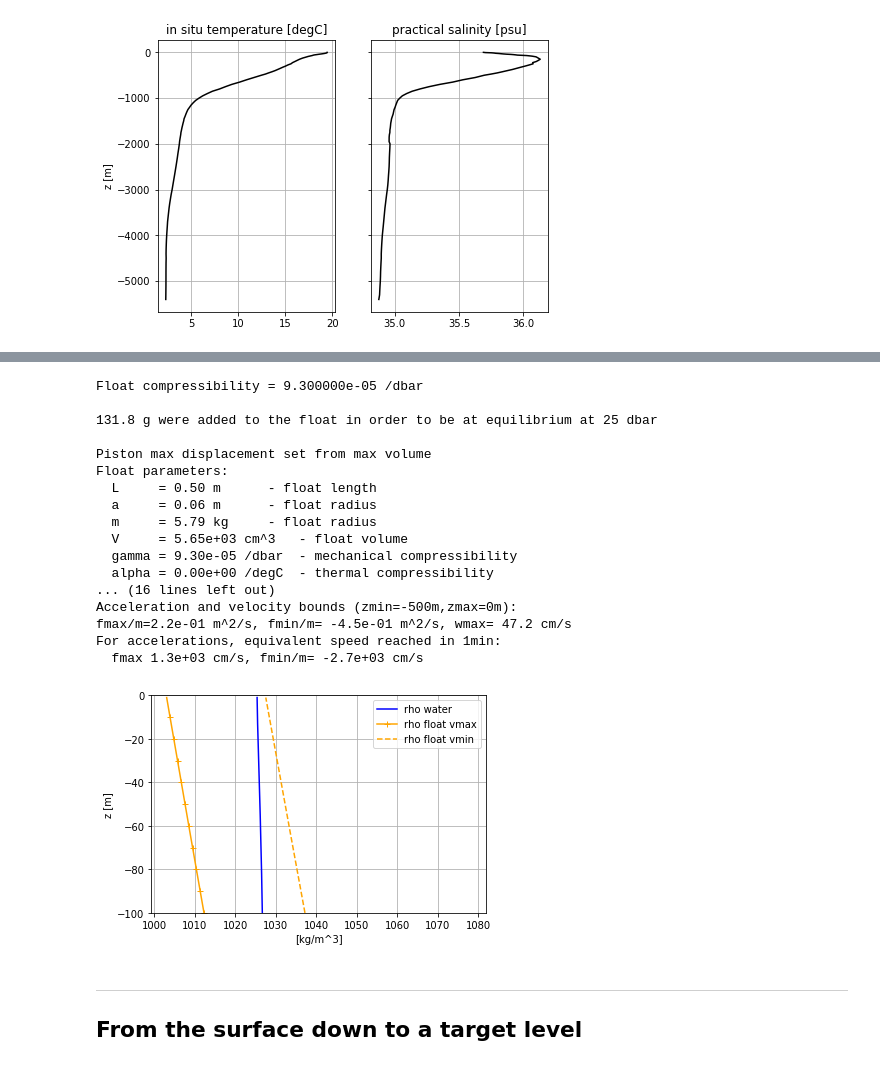
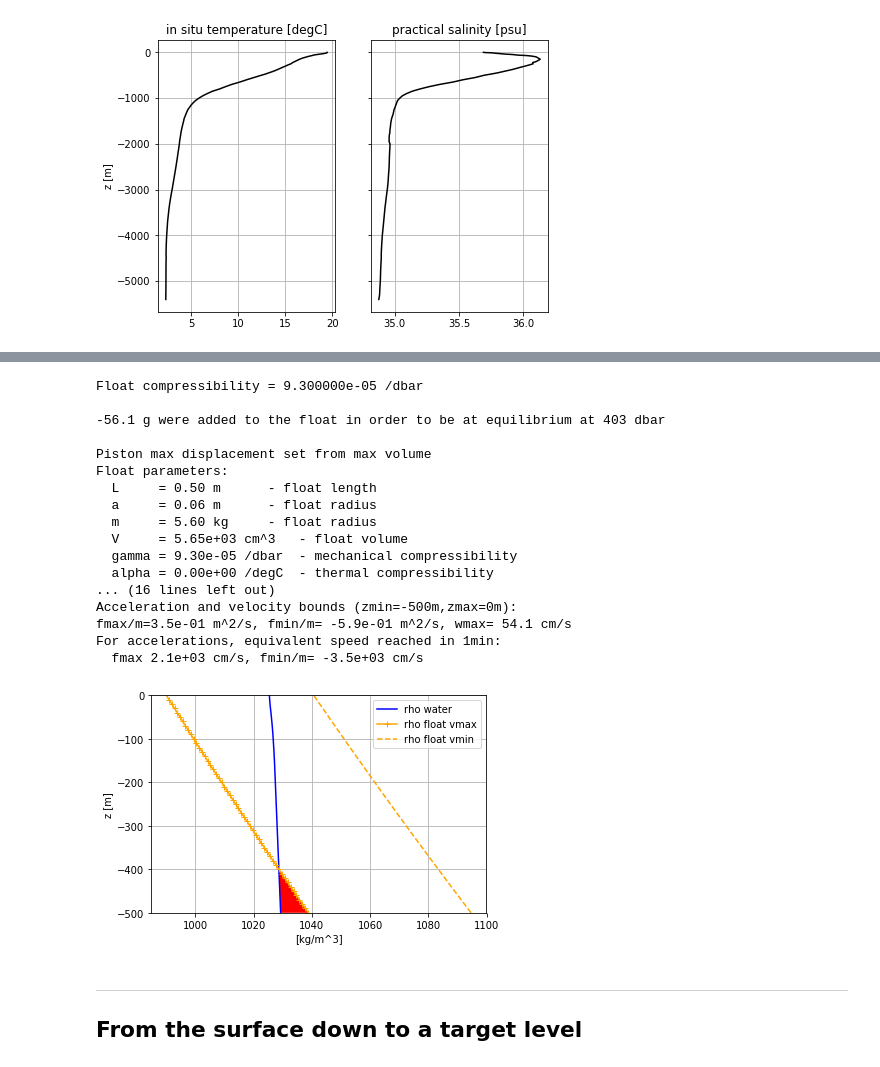
Before and after one commit to apatlpo/cognac, a Jupyter notebook: instrum/zcontrol_nrg.ipynb, the cells around one changed output, grey strips where cells are left out. Cells and saved outputs as stored; diff of their text form; code cells hidden in the pictures.

```diff
--- a/instrum/zcontrol_nrg.ipynb
+++ b/instrum/zcontrol_nrg.ipynb
@@ -44,27 +44,33 @@ WOA water profile at lon=-50, lat=40
 # Init now active control of the vertical position
 
 #
-z=np.arange(-500.,0.,1.)
+z = np.arange(-500.,0.,1.)
 rho_w, p, temp = w.get_rho(z), w.get_p(z), w.get_temp(z)
 
 #
 f = autonomous_float(model='ENSTA')
+f_c = f
 
 # compute compressibility
-gamma=compute_gamma(f.a,.005,material='polycarbonat')
+gamma = compute_gamma(f.a,.005,material='polycarbonat')
 print('Float compressibility = %e /dbar \n' %(gamma))
 f.gamma=gamma
 
-# adjust mass to be at equilibrium at -25m
-iz = np.argmin(np.abs(z+25))
+# adjust mass to be at equilibrium at -250m
+iz = np.argmin(np.abs(z+400))
 f.adjust_m(p[iz],temp[iz],rho_w[iz])
 
 # set vmax such that the float has an extra buoyancy at the surface equal
 # to a cylinder ot 2cm radius and height of 10cm (antenna casing)
-iz = np.argmin(np.abs(z+0.))
-vmax = f.volume4equilibrium(p[iz],temp[iz],rho_w[iz]) + .1*np.pi*.02**2
+#iz = np.argmin(np.abs(z+0.))
+#vmax0 = f.volume4equilibrium(p[iz],temp[iz],rho_w[iz]) + .1*np.pi*.02**2
+
+# set vmax such that the float is at equilibrium at 500m depth
+iz = np.argmin(np.abs(z+400.))
+vmax = f.volume4equilibrium(p[iz],temp[iz],rho_w[iz])
+
 # use d_max to prescribe piston max course
-dmax = .07
+dmax = .07*2
 
 #
 #f.init_piston(vol_min=vmin,vol_max=vmax,vol=vmax)
@@ -76,41 +82,26 @@ fmax, fmin, afmax, wmax = f.compute_bounds(w,-500.)
 # %% [output]
 Float compressibility = 9.300000e-05 /dbar
 
-131.8 g were added to the float in order to be at equilibrium at 25 dbar
+-56.1 g were added to the float in order to be at equilibrium at 403 dbar
 
 Piston max displacement set from max volume
 Float parameters:
   L     = 0.50 m      - float length
   a     = 0.06 m      - float radius
-  m     = 5.79 kg     - float radius
+  m     = 5.60 kg     - float radius
   V     = 5.65e+03 cm^3   - float volume
   gamma = 9.30e-05 /dbar  - mechanical compressibility
   alpha = 0.00e+00 /degC  - thermal compressibility
 ... (16 lines left out)
 Acceleration and velocity bounds (zmin=-500m,zmax=0m):
-fmax/m=2.2e-01 m^2/s, fmin/m= -4.5e-01 m^2/s, wmax= 47.2 cm/s
+fmax/m=3.5e-01 m^2/s, fmin/m= -5.9e-01 m^2/s, wmax= 54.1 cm/s
 For accelerations, equivalent speed reached in 1min:
-  fmax 1.3e+03 cm/s, fmin/m= -2.7e+03 cm/s
+  fmax 2.1e+03 cm/s, fmin/m= -3.5e+03 cm/s
-# %%
-# show densities
-plt.figure()
-ax = plt.subplot(111)
-#
-iz = np.argmin(np.abs(z+250))
-rho_f=f.rho(p,temp,v=0.)
-rho_f_vmax=f.rho(p,temp,v=f.piston.vol_max)
-rho_f_vmin=f.rho(p,temp,v=f.piston.vol_min)
-#
-ax.plot(rho_w,z,'b',label='rho water')
-ax.plot(rho_f_vmax,z,'-+',color='orange',label='rho float vmax',markevery=10)
-ax.plot(rho_f_vmin,z,'--',color='orange',label='rho float vmin')
-ax.legend()
-ax.set_xlabel('[kg/m^3]')
-ax.set_ylim((-100,0.))
-ax.set_ylabel('z [m]')
-ax.grid()
-# %% [output]
-[figure, removed]
+# %%
+# show densities
+plot_float_density(z, f, w)
+# %% [output]
+[figure, added]
 # %% [markdown]
 ---
 
```
Also changed, not shown: parts of 20 cells of this notebook, 3 other files.
